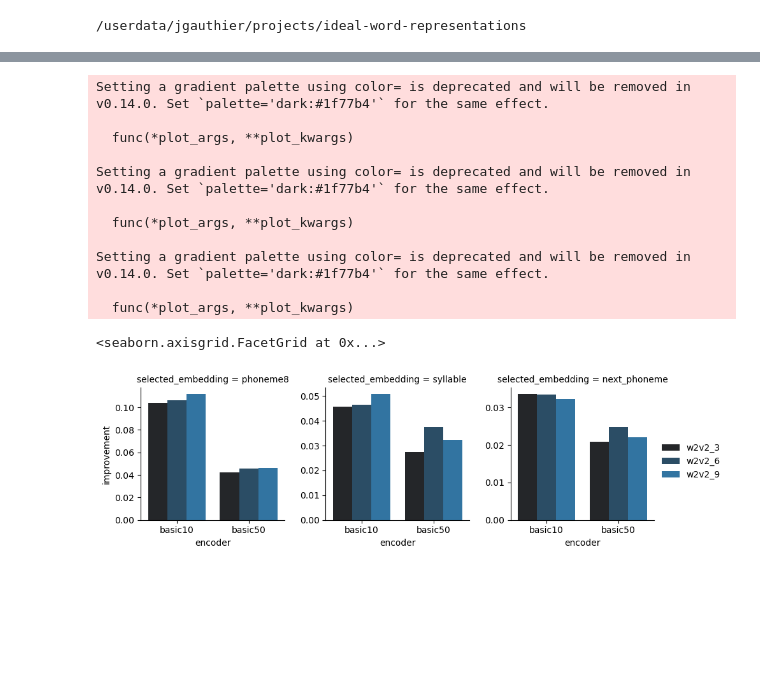
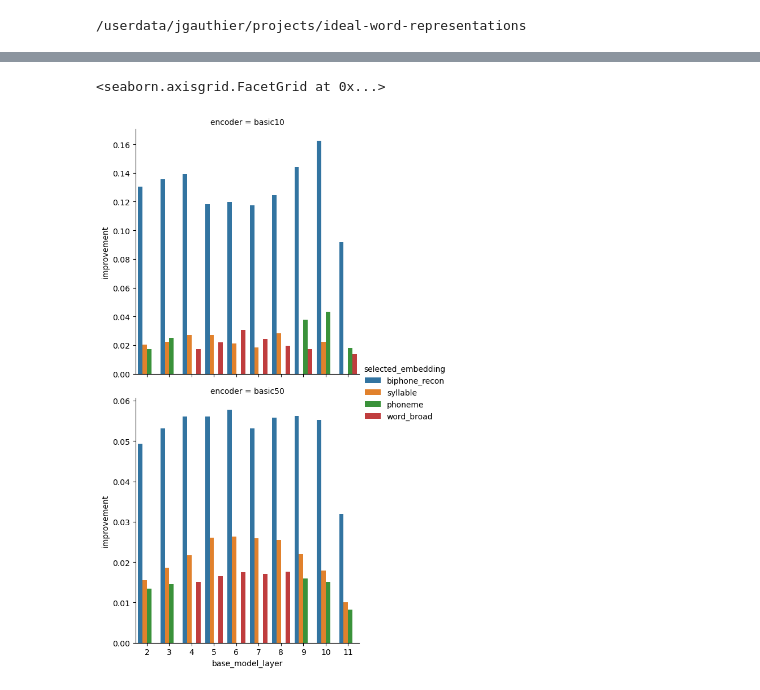
Before and after one commit to hans/ideal-word-representations, a Jupyter notebook: notebooks/synthetic_encoding/feature_selection_summary.ipynb, the cells around one changed output, grey strips where cells are left out. Saved outputs shown, nothing was run; the diff lists cells and outputs as text; code cells hidden in the pictures; blank space fills up the shorter version.

```diff
--- a/notebooks/synthetic_encoding/feature_selection_summary.ipynb
+++ b/notebooks/synthetic_encoding/feature_selection_summary.ipynb
@@ -88,18 +100,7 @@ merged_df.pipe((sns.lineplot, "data"), x="step", y="score", hue="encoder", style
-# %%
-g = sns.FacetGrid(merged_df, col="selected_embedding", sharey=False)
-g.map(sns.barplot, "encoder", "improvement", "base_model")
-g.add_legend()
-# %% [output]
-Setting a gradient palette using color= is deprecated and will be removed in v0.14.0. Set `palette='dark:#1f77b4'` for the same effect.
-
-  func(*plot_args, **plot_kwargs)
-
-Setting a gradient palette using color= is deprecated and will be removed in v0.14.0. Set `palette='dark:#1f77b4'` for the same effect.
-
-  func(*plot_args, **plot_kwargs)
-
-Setting a gradient palette using color= is deprecated and will be removed in v0.14.0. Set `palette='dark:#1f77b4'` for the same effect.
-
-  func(*plot_args, **plot_kwargs)
-<seaborn.axisgrid.FacetGrid at 0x...>
-[figure, removed]
+# %%
+sns.catplot(data=merged_df, row="encoder",
+            x="base_model_layer", y="improvement", hue="selected_embedding",
+            kind="bar", sharey=False)
+# %% [output]
+<seaborn.axisgrid.FacetGrid at 0x...>
+[figure, added]
```
Also changed, not shown: parts of 10 cells of this notebook, 17 other files.
